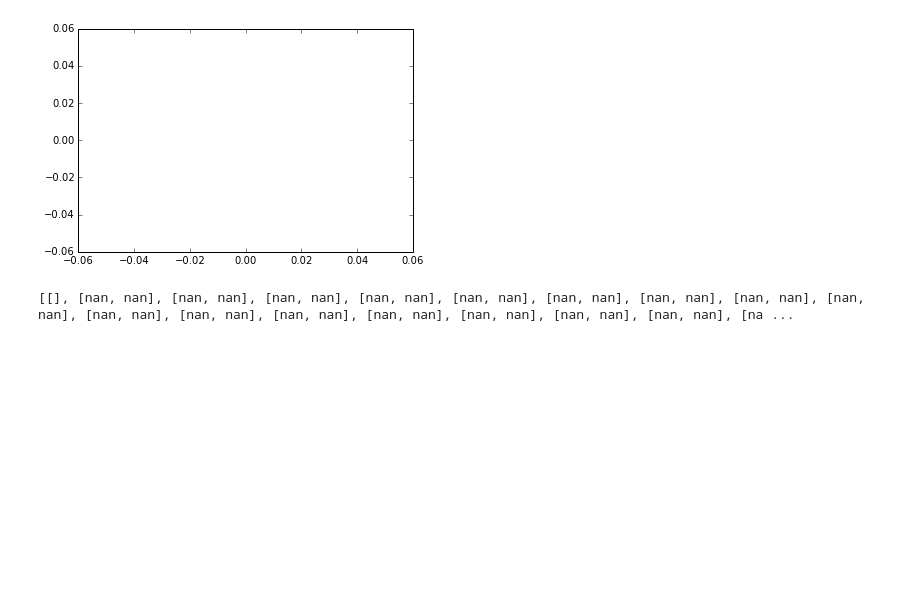
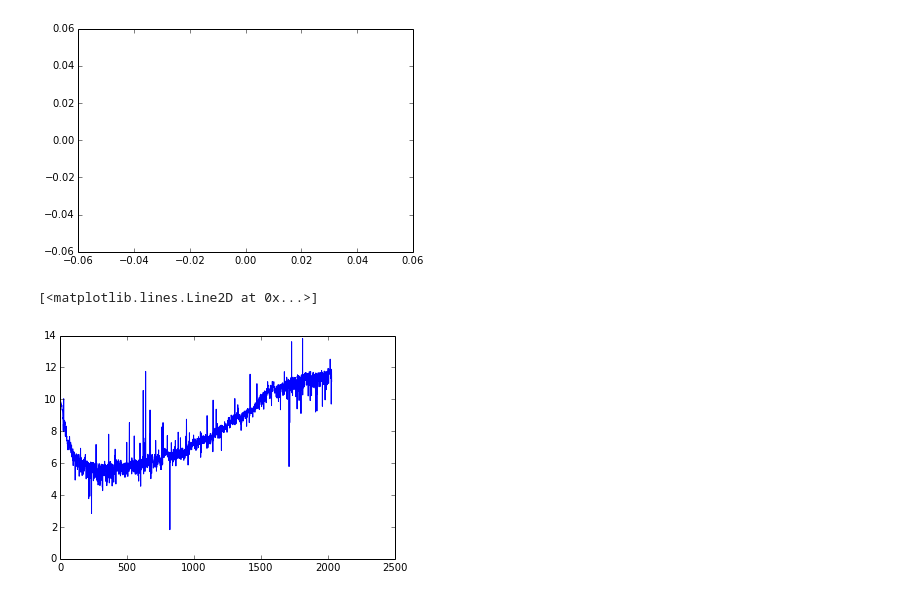
Before and after one commit to dali-ml/dali-cython, a Jupyter notebook: notebooks/Machine Translation.ipynb, the cells around one changed output. Drawn from its saved outputs; the diff is of its cells as text; code cells hidden in the pictures; blank space fills up the shorter version.

```diff
--- a/notebooks/Machine Translation.ipynb
+++ b/notebooks/Machine Translation.ipynb
@@ -43,8 +43,8 @@ TO_VOCAB_SIZE   = 20000
 
 # batching
 MINIBATCH = 128
-SENTENCE_LENGTH_BOUNDS = (None, 20)
-SENTENCES_UNTIL_MINIBATCH = 1*MINIBATCH
+SENTENCE_LENGTH_BOUNDS = (None, 21)
+SENTENCES_UNTIL_MINIBATCH = 1000*MINIBATCH
 
 # network sizes
 INPUT_SIZE = 512
@@ -112,8 +112,8 @@ class TranslationModel(object):
                 assert inputs is None
                 decoded = self.decode_state(state)
                 # mask the error - only for the relevant sentences
-                #tstep_error = batch.masks(ts).T() * D.MatOps.softmax_cross_entropy(decoded, targets)
-                tstep_error = D.MatOps.softmax_cross_entropy(decoded, targets)
+                tstep_error = batch.masks(ts).T() * D.MatOps.softmax_cross_entropy(decoded, targets)
+                #tstep_error = D.MatOps.softmax_cross_entropy(decoded, targets)
                 error = error + tstep_error.sum()
                 # feedback the predictions
                 if ts + 1 != batch.timesteps:
@@ -154,7 +154,7 @@ class TranslationModel(object):
 def show_reconstructions(model, example_pair, temperature=1.0):
     from_words, to_words = example_pair
     from_vocab, to_vocab = vocabs
-    from_with_unk = ' '.join(reversed(from_vocab.decode(from_vocab.encode(from_words))))
+    from_with_unk = ' '.join(from_vocab.decode(from_vocab.encode(from_words)))
     to_with_unk   = ' '.join(to_vocab.decode(to_vocab.encode(to_words)))
     print('TRANSLATING: %s' % from_with_unk)
     print('REFERENCE:   %s' % to_with_unk)
@@ -175,7 +175,7 @@ model  = TranslationModel(INPUT_SIZE, HIDDENS, len(vocabs[0]), len(vocabs[1]), s
 # %%
 params = model.parameters()
 solver = D.SGD(params)
-solver.step_size = 0.02
+solver.step_size = 0.002
 # solver = D.AdaDelta(params, rho=0.95)
 # %%
 data            = []
@@ -316,7 +318,8 @@ plt.plot(range(len(r)), r)
 # %% [output]
 [<matplotlib.lines.Line2D at 0x...>]
 [figure]
-# %%
-print(error_evolution)
-# %% [output]
-[[], [nan, nan], [nan, nan], [nan, nan], [nan, nan], [nan, nan], [nan, nan], [nan, nan], [nan, nan], [nan, nan], [nan, nan], [nan, nan], [nan, nan], [nan, nan], [nan, nan], [nan, nan], [nan, nan], [na ...
+# %%
+plt.plot(range(len(epoch_error)), epoch_error)
+# %% [output]
+[<matplotlib.lines.Line2D at 0x...>]
+[figure, added]
```
Also changed, not shown: parts of 3 cells of this notebook.
